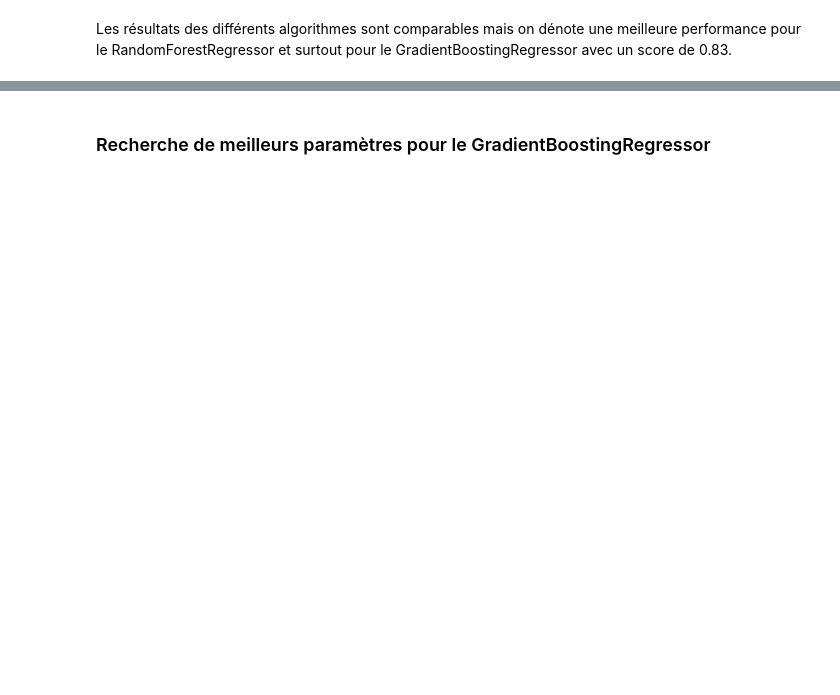
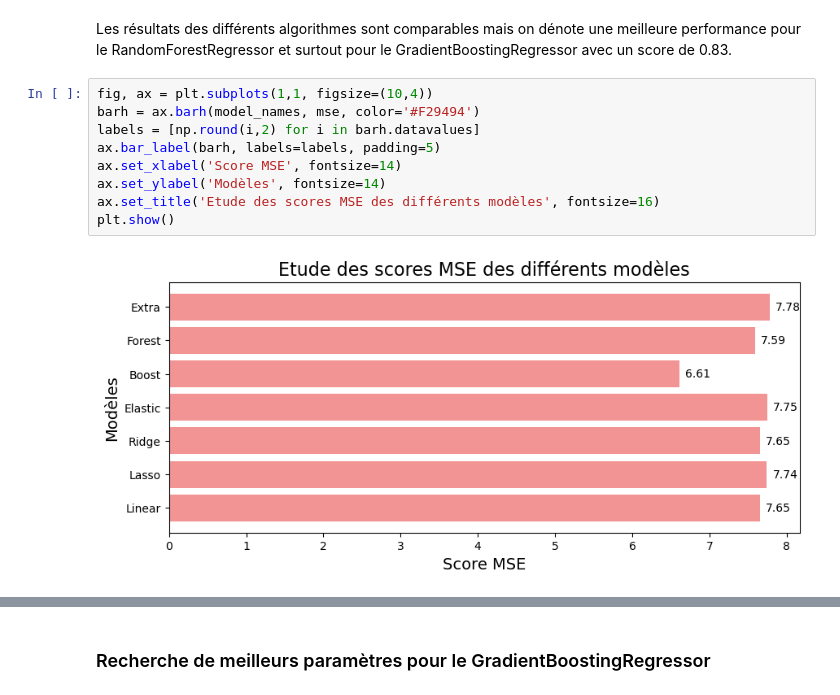
Before and after one commit to Mariehf64/fev23cda_french_industry, a Jupyter notebook: notebooks/Dataset 2020 - Transformation de variables pour ML - dataset complet.ipynb, the cells around one changed output, grey strips where cells are left out. Cells and saved outputs as stored; diff of their text form; blank space fills up the shorter version.

```diff
--- a/notebooks/Dataset 2020 - Transformation de variables pour ML - dataset complet.ipynb
+++ b/notebooks/Dataset 2020 - Transformation de variables pour ML - dataset complet.ipynb
@@ -342,2 +342,13 @@ plt.show()
 # %% [markdown]
 Les résultats des différents algorithmes sont comparables mais on dénote une meilleure performance pour le RandomForestRegressor et surtout pour le GradientBoostingRegressor avec un score de 0.83.
+# %%
+fig, ax = plt.subplots(1,1, figsize=(10,4))
+barh = ax.barh(model_names, mse, color='#F29494')
+labels = [np.round(i,2) for i in barh.datavalues]
+ax.bar_label(barh, labels=labels, padding=5)
+ax.set_xlabel('Score MSE', fontsize=14)
+ax.set_ylabel('Modèles', fontsize=14)
+ax.set_title('Etude des scores MSE des différents modèles', fontsize=16)
+plt.show()
+# %% [output]
+[figure, added]
```
Also changed, not shown: parts of 13 cells of this notebook.
